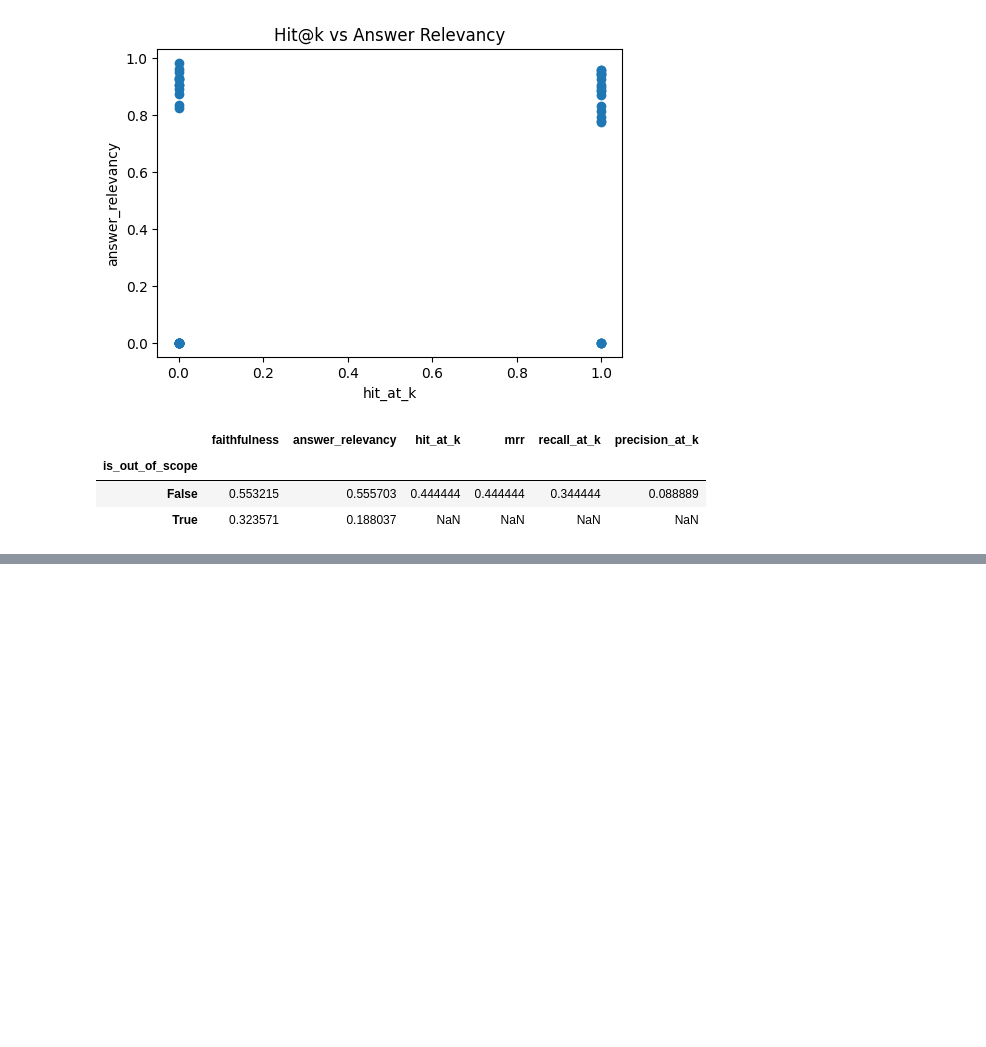
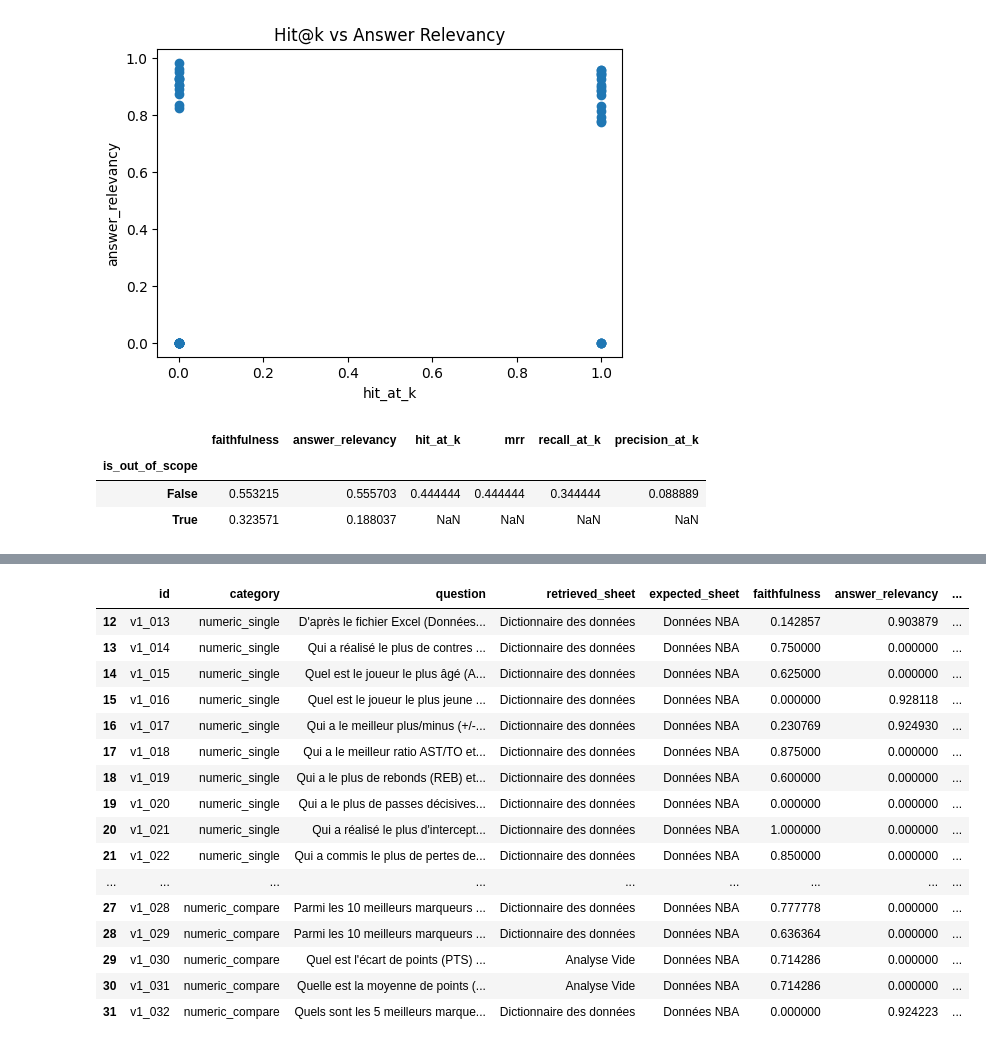
Before and after one commit to Thomas-Auvin/Projet-10, a Jupyter notebook: notebooks/analyse_resultats_ragas.ipynb, the cells around one changed output, grey strips where cells are left out. Saved outputs shown, nothing was run; the diff lists cells and outputs as text; code cells hidden in the pictures; blank space fills up the shorter version.

```diff
--- a/notebooks/analyse_resultats_ragas.ipynb
+++ b/notebooks/analyse_resultats_ragas.ipynb
@@ -199,0 +223,53 @@ df.groupby("is_out_of_scope")[metric_cols].mean(numeric_only=True)
+# %%
+def extract_sheet_name(source):
+    if pd.isna(source):
+        return None
+    source = str(source)
+    m = re.search(r"Feuille:\s*([^)]+)\)", source)
+    return m.group(1).strip() if m else None
+
+def get_first_source(source_list_str):
+    if pd.isna(source_list_str):
+        return None
+    s = str(source_list_str)
+    if s.startswith("[") and s.endswith("]"):
+        try:
+            import ast
+            parsed = ast.literal_eval(s)
+            if isinstance(parsed, list) and len(parsed) > 0:
+                return parsed[0]
+        except Exception:
+            return s
+    return s
+
+numeric_df = df[df["category"].isin(["numeric_single", "numeric_compare", "hybrid_text_plus_number"])].copy()
+
+numeric_df["first_retrieved_source"] = numeric_df["retrieved_source_ids"].apply(get_first_source)
+numeric_df["first_expected_source"] = numeric_df["expected_source_ids"].apply(get_first_source)
+
+numeric_df["retrieved_sheet"] = numeric_df["first_retrieved_source"].apply(extract_sheet_name)
+numeric_df["expected_sheet"] = numeric_df["first_expected_source"].apply(extract_sheet_name)
+
+numeric_df[[
+    "id", "category", "question",
+    "retrieved_sheet", "expected_sheet",
+    "faithfulness", "answer_relevancy", "hit_at_k"
+]].head(20)
+# %% [output]
+|  | id | category | question | retrieved_sheet | expected_sheet | faithfulness | answer_relevancy | ... |
+| 12 | v1_013 | numeric_single | D'après le fichier Excel (Données... | Dictionnaire des données | Données NBA | 0.142857 | 0.903879 | ... |
+| 13 | v1_014 | numeric_single | Qui a réalisé le plus de contres ... | Dictionnaire des données | Données NBA | 0.750000 | 0.000000 | ... |
+| 14 | v1_015 | numeric_single | Quel est le joueur le plus âgé (A... | Dictionnaire des données | Données NBA | 0.625000 | 0.000000 | ... |
+| 15 | v1_016 | numeric_single | Quel est le joueur le plus jeune ... | Dictionnaire des données | Données NBA | 0.000000 | 0.928118 | ... |
+| 16 | v1_017 | numeric_single | Qui a le meilleur plus/minus (+/-... | Dictionnaire des données | Données NBA | 0.230769 | 0.924930 | ... |
+| 17 | v1_018 | numeric_single | Qui a le meilleur ratio AST/TO et... | Dictionnaire des données | Données NBA | 0.875000 | 0.000000 | ... |
+| 18 | v1_019 | numeric_single | Qui a le plus de rebonds (REB) et... | Dictionnaire des données | Données NBA | 0.600000 | 0.000000 | ... |
+| 19 | v1_020 | numeric_single | Qui a le plus de passes décisives... | Dictionnaire des données | Données NBA | 0.000000 | 0.000000 | ... |
+| 20 | v1_021 | numeric_single | Qui a réalisé le plus d'intercept... | Dictionnaire des données | Données NBA | 1.000000 | 0.000000 | ... |
+| 21 | v1_022 | numeric_single | Qui a commis le plus de pertes de... | Dictionnaire des données | Données NBA | 0.850000 | 0.000000 | ... |
+| ... | ... | ... | ... | ... | ... | ... | ... | ... |
+| 27 | v1_028 | numeric_compare | Parmi les 10 meilleurs marqueurs ... | Dictionnaire des données | Données NBA | 0.777778 | 0.000000 | ... |
+| 28 | v1_029 | numeric_compare | Parmi les 10 meilleurs marqueurs ... | Dictionnaire des données | Données NBA | 0.636364 | 0.000000 | ... |
+| 29 | v1_030 | numeric_compare | Quel est l'écart de points (PTS) ... | Analyse Vide | Données NBA | 0.714286 | 0.000000 | ... |
+| 30 | v1_031 | numeric_compare | Quelle est la moyenne de points (... | Analyse Vide | Données NBA | 0.714286 | 0.000000 | ... |
+| 31 | v1_032 | numeric_compare | Quels sont les 5 meilleurs marque... | Dictionnaire des données | Données NBA | 0.000000 | 0.924223 | ... |
```
Also changed, not shown: parts of 7 cells of this notebook, 2 other files.
